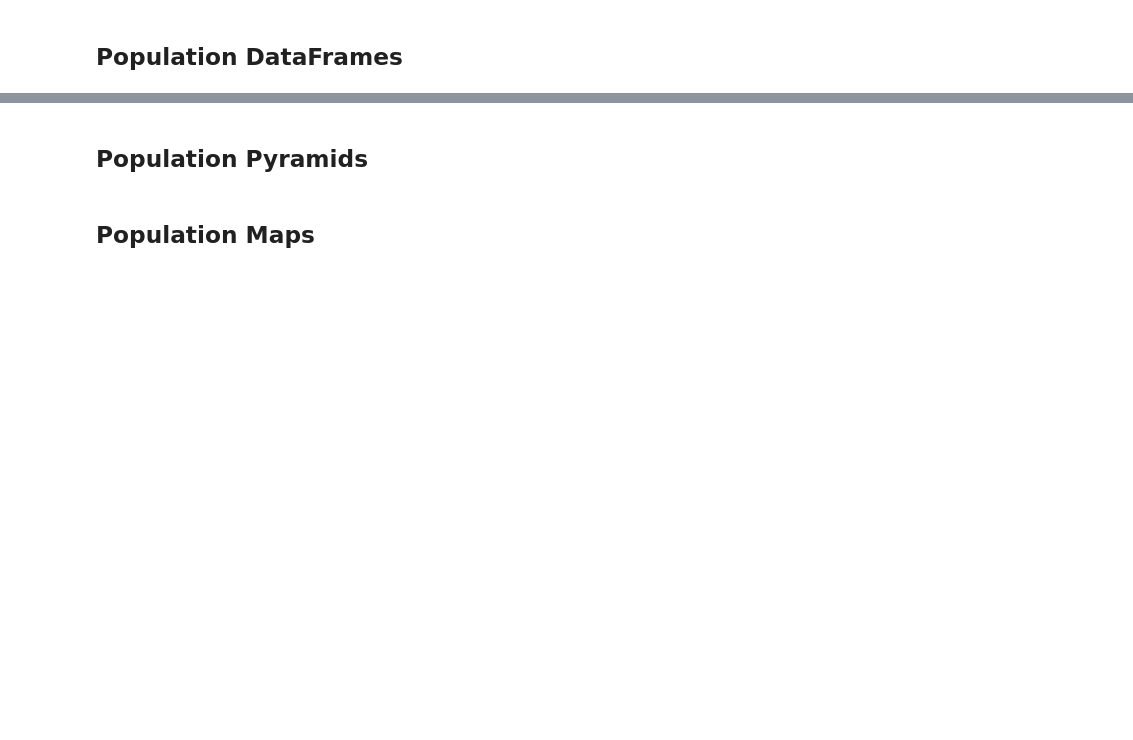
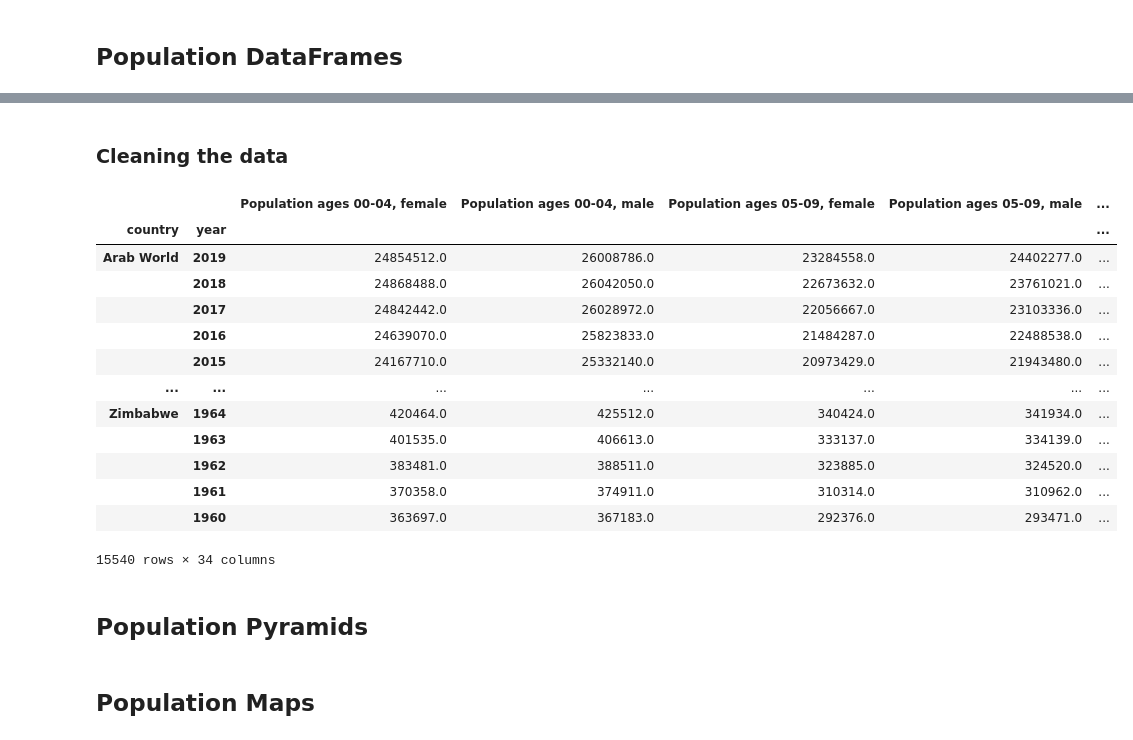
Before and after one commit to singcheerto/project1, a Jupyter notebook: project1.ipynb, the cells around one changed output, grey strips where cells are left out. Saved outputs shown, nothing was run; the diff lists cells and outputs as text; code cells hidden in the pictures; blank space fills up the shorter version.

```diff
--- a/project1.ipynb
+++ b/project1.ipynb
@@ -148,3 +190,30 @@ def population_df():
+# %% [markdown]
+### Cleaning the data
+# %%
+# Change "date" index to type INT.
+pop_df.index = pop_df.index.set_levels(pop_df.index.levels[1].astype(int), level=1)
+
+# Rename MultiIndex column "date" to "year"
+pop_df = pop_df.rename_axis(index=['country', 'year'])
+
+# Delete 2020 row for every country code
+pop_df = pop_df[~pop_df.index.get_level_values('year').isin([2020])]
+pop_df
+# %% [output]
+|  |  | Population ages 00-04, female | Population ages 00-04, male | Population ages 05-09, female | Population ages 05-09, male | ... |
+| country | year |  |  |  |  | ... |
+| Arab World | 2019 | 24854512.0 | 26008786.0 | 23284558.0 | 24402277.0 | ... |
+|  | 2018 | 24868488.0 | 26042050.0 | 22673632.0 | 23761021.0 | ... |
+|  | 2017 | 24842442.0 | 26028972.0 | 22056667.0 | 23103336.0 | ... |
+|  | 2016 | 24639070.0 | 25823833.0 | 21484287.0 | 22488538.0 | ... |
+|  | 2015 | 24167710.0 | 25332140.0 | 20973429.0 | 21943480.0 | ... |
+| ... | ... | ... | ... | ... | ... | ... |
+| Zimbabwe | 1964 | 420464.0 | 425512.0 | 340424.0 | 341934.0 | ... |
+|  | 1963 | 401535.0 | 406613.0 | 333137.0 | 334139.0 | ... |
+|  | 1962 | 383481.0 | 388511.0 | 323885.0 | 324520.0 | ... |
+|  | 1961 | 370358.0 | 374911.0 | 310314.0 | 310962.0 | ... |
+|  | 1960 | 363697.0 | 367183.0 | 292376.0 | 293471.0 | ... |
+15540 rows × 34 columns
 # %% [markdown]
 ## Population Pyramids
 # %% [markdown]
```
Also changed, not shown: parts of 7 cells of this notebook.
